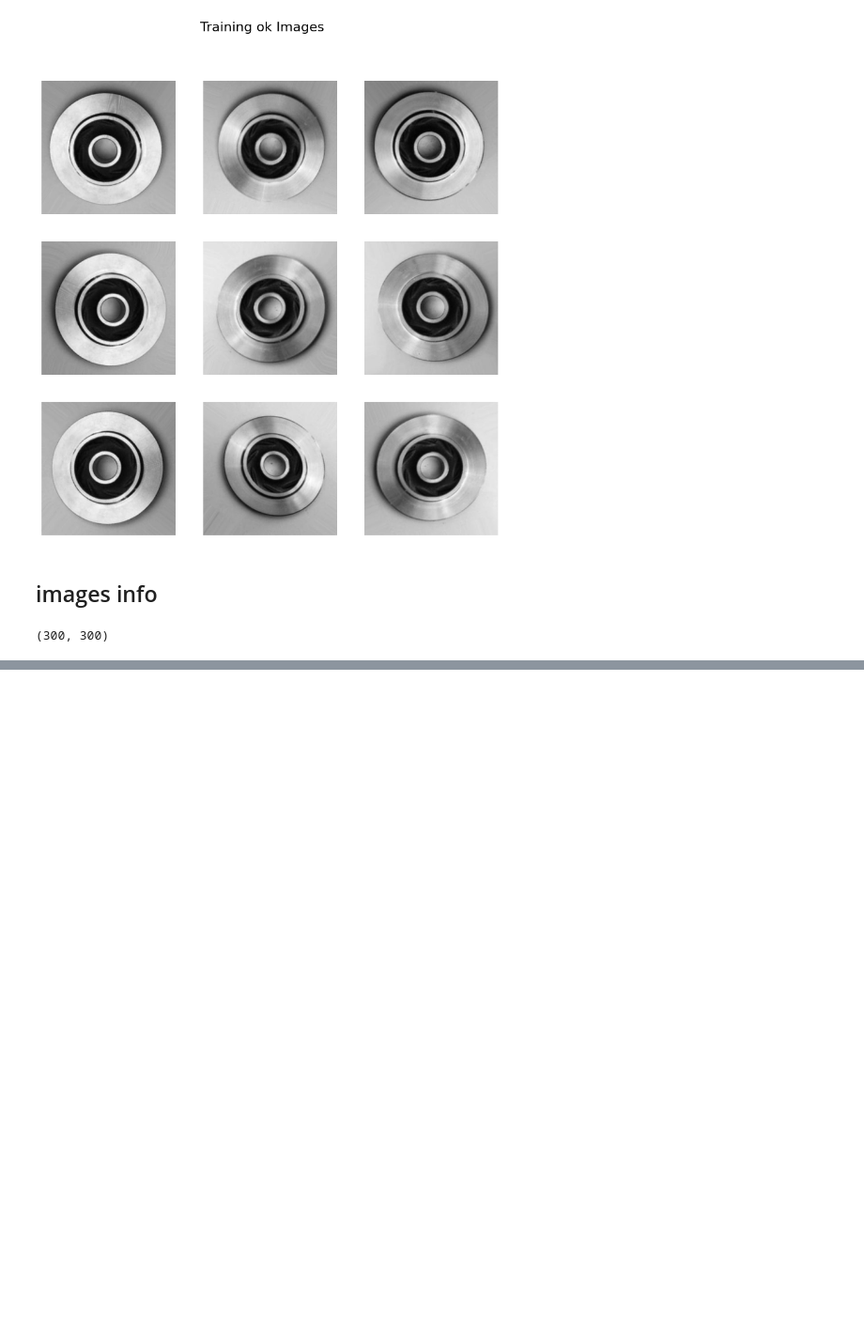
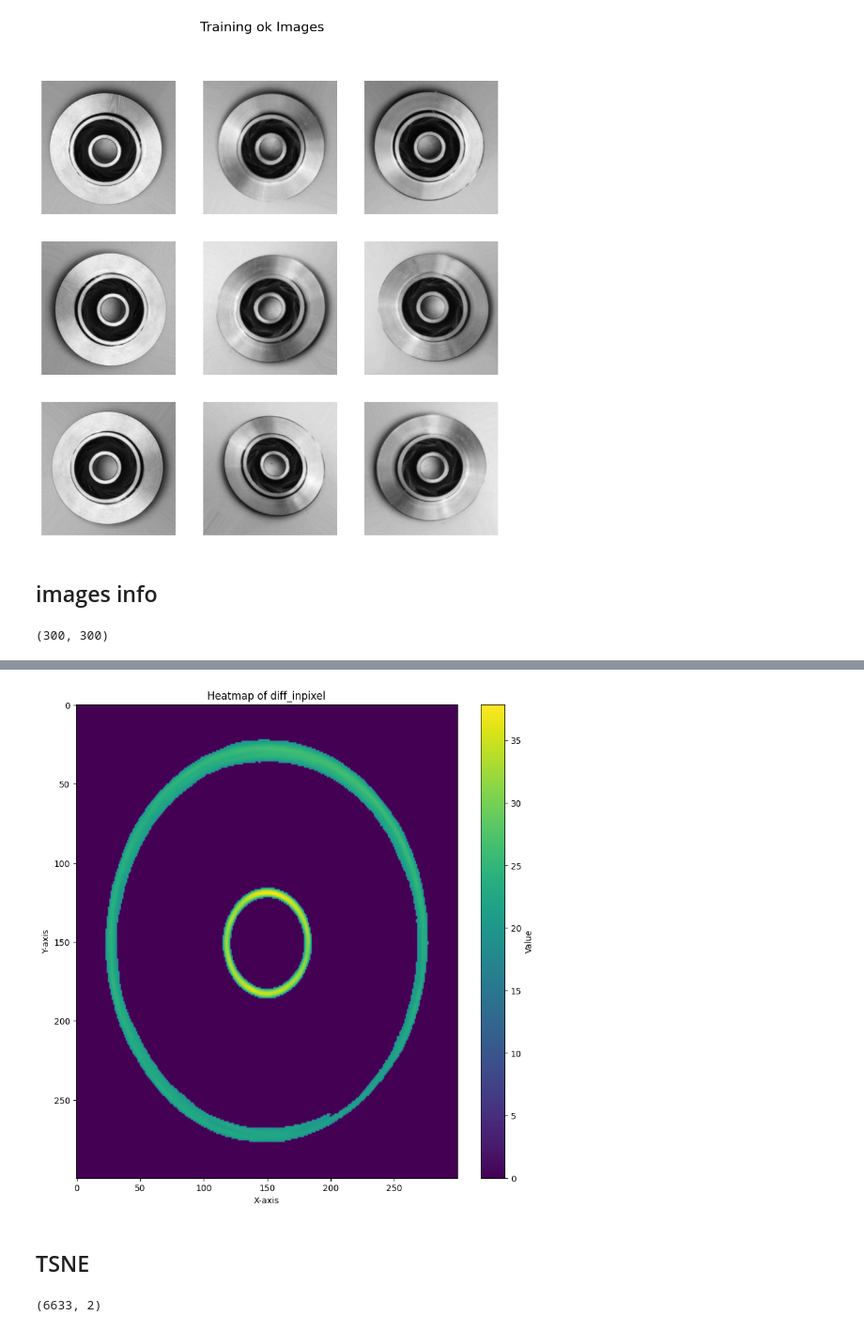
Before and after one commit to maomao7784/Casting-Product-Quality-Inspection, a Jupyter notebook: scripts/jt_eda.ipynb, the cells around one changed output, grey strips where cells are left out. Shown at 94% size. Saved outputs shown, nothing was run; the diff lists cells and outputs as text; code cells hidden in the pictures; blank space fills up the shorter version.

```diff
--- a/scripts/jt_eda.ipynb
+++ b/scripts/jt_eda.ipynb
@@ -64,0 +120,15 @@ train_def_image_data[0].shape
+# %%
+mean_diff[mean_diff < 20] = 0
+diff_pixel = mean_diff.values[:90000].reshape((300,300))
+# Plot heatmap
+plt.figure(figsize=(10, 10))
+plt.imshow(diff_pixel, cmap='viridis', aspect='auto')
+plt.colorbar(label='Value')
+plt.title('Heatmap of diff_inpixel')
+plt.xlabel('X-axis')
+plt.ylabel('Y-axis')
+plt.show()
+# %% [output]
+[figure, added]
+# %% [markdown]
+## TSNE
@@ -64,0 +139,4 @@ train_def_image_data[0].shape
+# %%
+result.shape
+# %% [output]
+(6633, 2)
```
Also changed, not shown: parts of 9 cells of this notebook.
